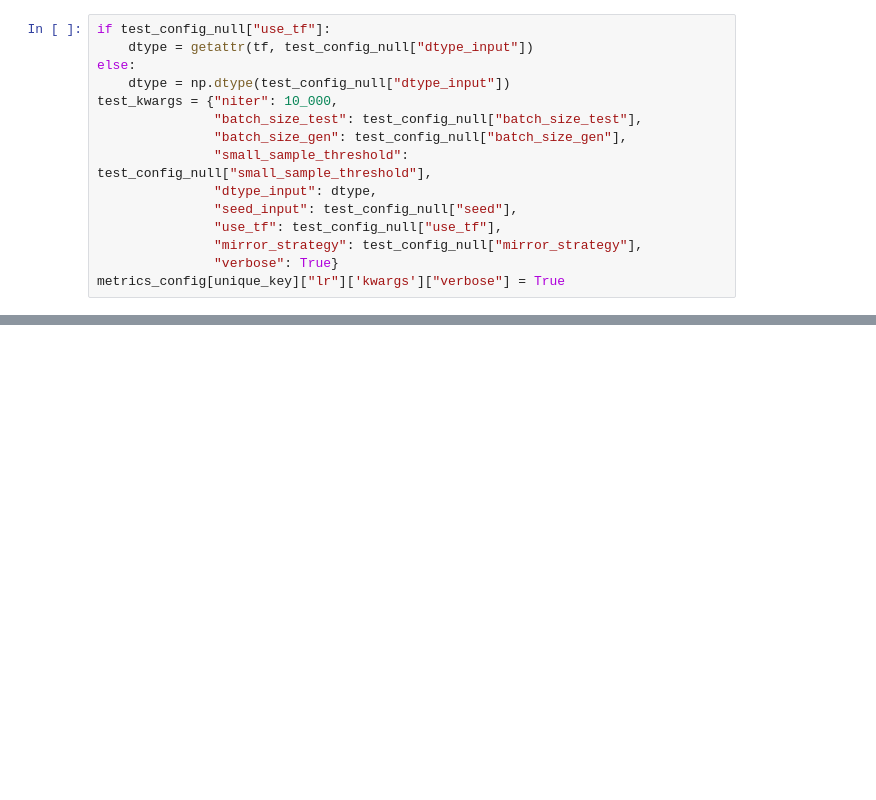
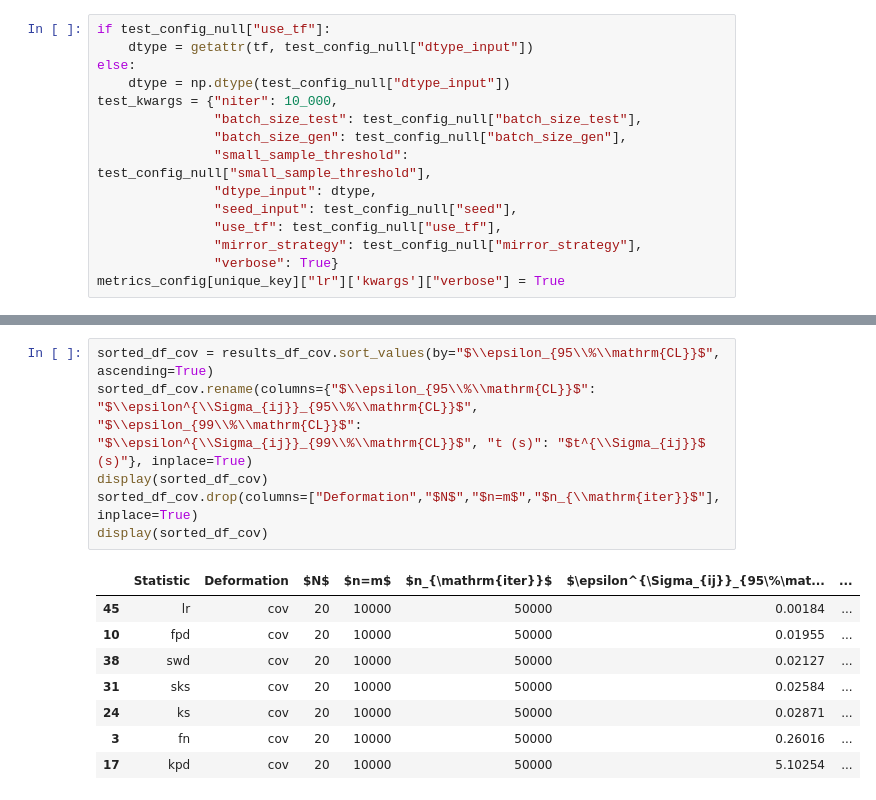
Before and after one commit to TwoSampleTests/GenerativeModelsMetrics, a Jupyter notebook: notebooks/leo/Analysis_20D_unimodal_leo50.ipynb, the cells around one changed output, grey strips where cells are left out. Drawn from its saved outputs; the diff is of its cells as text; blank space fills up the shorter version.

```diff
--- a/notebooks/leo/Analysis_20D_unimodal_leo50.ipynb
+++ b/notebooks/leo/Analysis_20D_unimodal_leo50.ipynb
@@ -788,0 +911,15 @@ Iterating from 15
+# %%
+sorted_df_cov = results_df_cov.sort_values(by="$\\epsilon_{95\\%\\mathrm{CL}}$", ascending=True)
+sorted_df_cov.rename(columns={"$\\epsilon_{95\\%\\mathrm{CL}}$": "$\\epsilon^{\\Sigma_{ij}}_{95\\%\\mathrm{CL}}$", "$\\epsilon_{99\\%\\mathrm{CL}}$": "$\\epsilon^{\\Sigma_{ij}}_{99\\%\\mathrm{CL}}$", "t (s)": "$t^{\\Sigma_{ij}}$ (s)"}, inplace=True)
+display(sorted_df_cov)
+sorted_df_cov.drop(columns=["Deformation","$N$","$n=m$","$n_{\\mathrm{iter}}$"], inplace=True)
+display(sorted_df_cov)
+# %% [output]
+|  | Statistic | Deformation | $N$ | $n=m$ | $n_{\mathrm{iter}}$ | $\epsilon^{\Sigma_{ij}}_{95\%\mat... | ... |
+| 45 | lr | cov | 20 | 10000 | 50000 | 0.00184 | ... |
+| 10 | fpd | cov | 20 | 10000 | 50000 | 0.01955 | ... |
+| 38 | swd | cov | 20 | 10000 | 50000 | 0.02127 | ... |
+| 31 | sks | cov | 20 | 10000 | 50000 | 0.02584 | ... |
+| 24 | ks | cov | 20 | 10000 | 50000 | 0.02871 | ... |
+| 3 | fn | cov | 20 | 10000 | 50000 | 0.26016 | ... |
+| 17 | kpd | cov | 20 | 10000 | 50000 | 5.10254 | ... |
```
Also changed, not shown: parts of 13 cells of this notebook, 2 other files.
